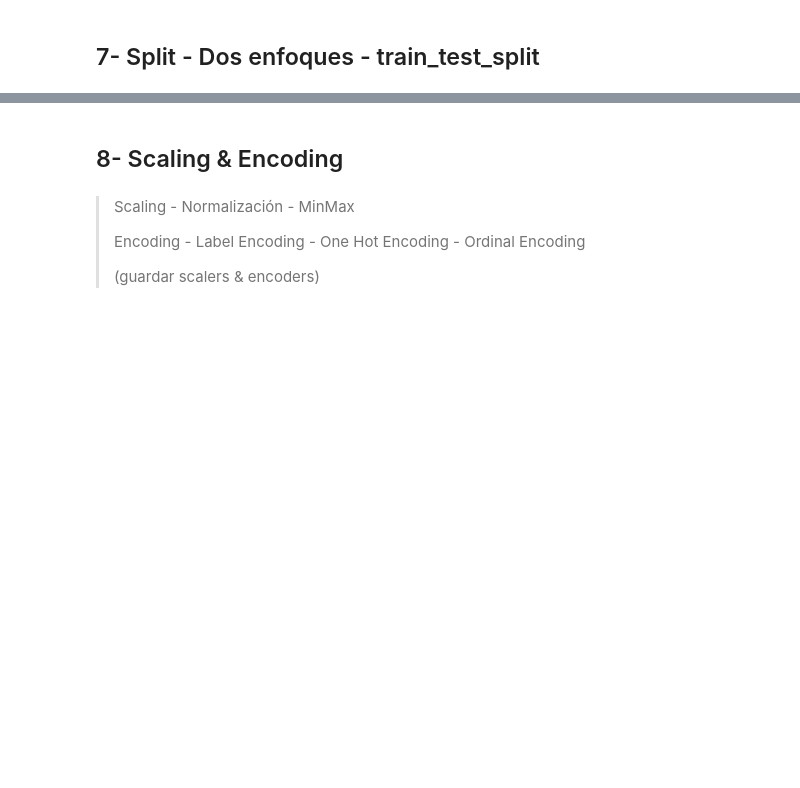
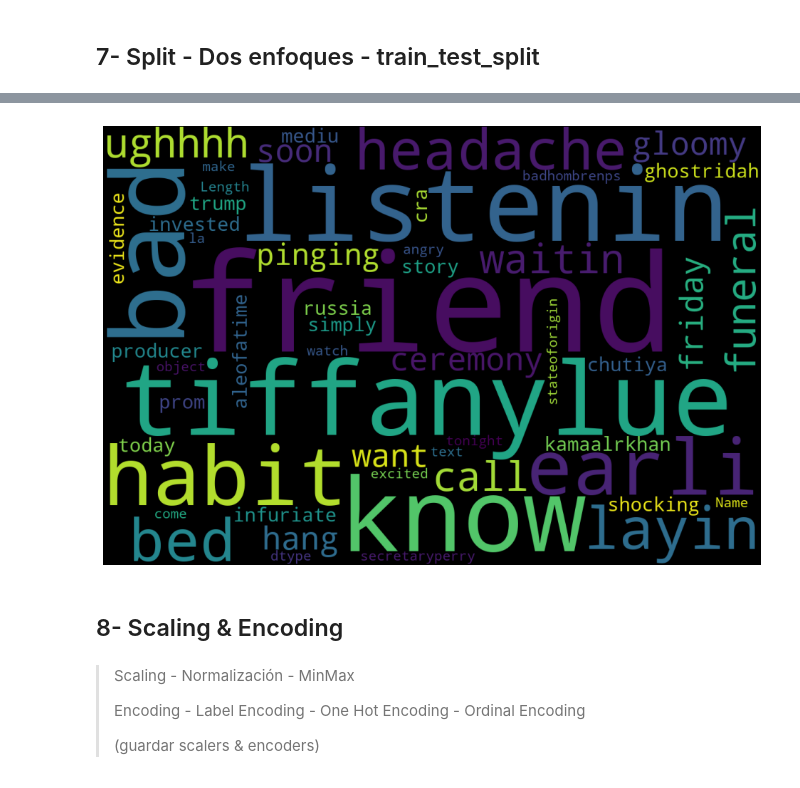
Before and after one commit to 4GeeksAcademy/sp-ml-17-final-project-g1, a Jupyter notebook: data/processed/eda-full-data.ipynb, the cells around one changed output, grey strips where cells are left out. Cells and saved outputs as stored; diff of their text form; code cells hidden in the pictures; blank space fills up the shorter version.

```diff
--- a/data/processed/eda-full-data.ipynb
+++ b/data/processed/eda-full-data.ipynb
@@ -347,0 +330,19 @@ Name: proportion, dtype: float64
+# %%
+def preprocess_text(text):
+    text = text.lower()
+    #text = re.sub("https?|www", " ", text)
+    text = re.sub(r'[^a-z ]', " ", text)
+    text = re.sub(r'\s+', " ", text)
+    return text.split()
+# %%
+download("wordnet")
+lemmatizer = WordNetLemmatizer()
+
+download("stopwords")
+stop_words = stopwords.words("english")
+
+def lemmatize_text(words, lemmatizer=lemmatizer):
+    tokens = [lemmatizer.lemmatize(word) for word in words]
+    tokens = [word for word in tokens if word not in stop_words]
+    tokens = [word for word in tokens if len(word) > 2]
+    return tokens
@@ -347,0 +355,4 @@ Name: proportion, dtype: float64
+# %%
+df["text"] = df["text"].apply(preprocess_text)
+df["text"] = df["text"].apply(lemmatize_text)
+df
@@ -348,3 +373,17 @@ Name: proportion, dtype: float64
+# %%
+wordcloud = WordCloud(width=1200,
+                      height=800,
+                      background_color="black",
+                      max_words=1000,
+                      min_font_size=20,
+                      random_state=25).generate(str(df["text"]))
+
+fig = plt.figure(figsize=(12, 8), facecolor=None)
+plt.imshow(wordcloud)
+plt.axis("off")
+plt.show()
+# %% [output]
+[figure, added]
 # %% [markdown]
 ## 8-  Scaling & Encoding
 # %% [markdown]
```
Also changed, not shown: parts of 9 cells of this notebook.
